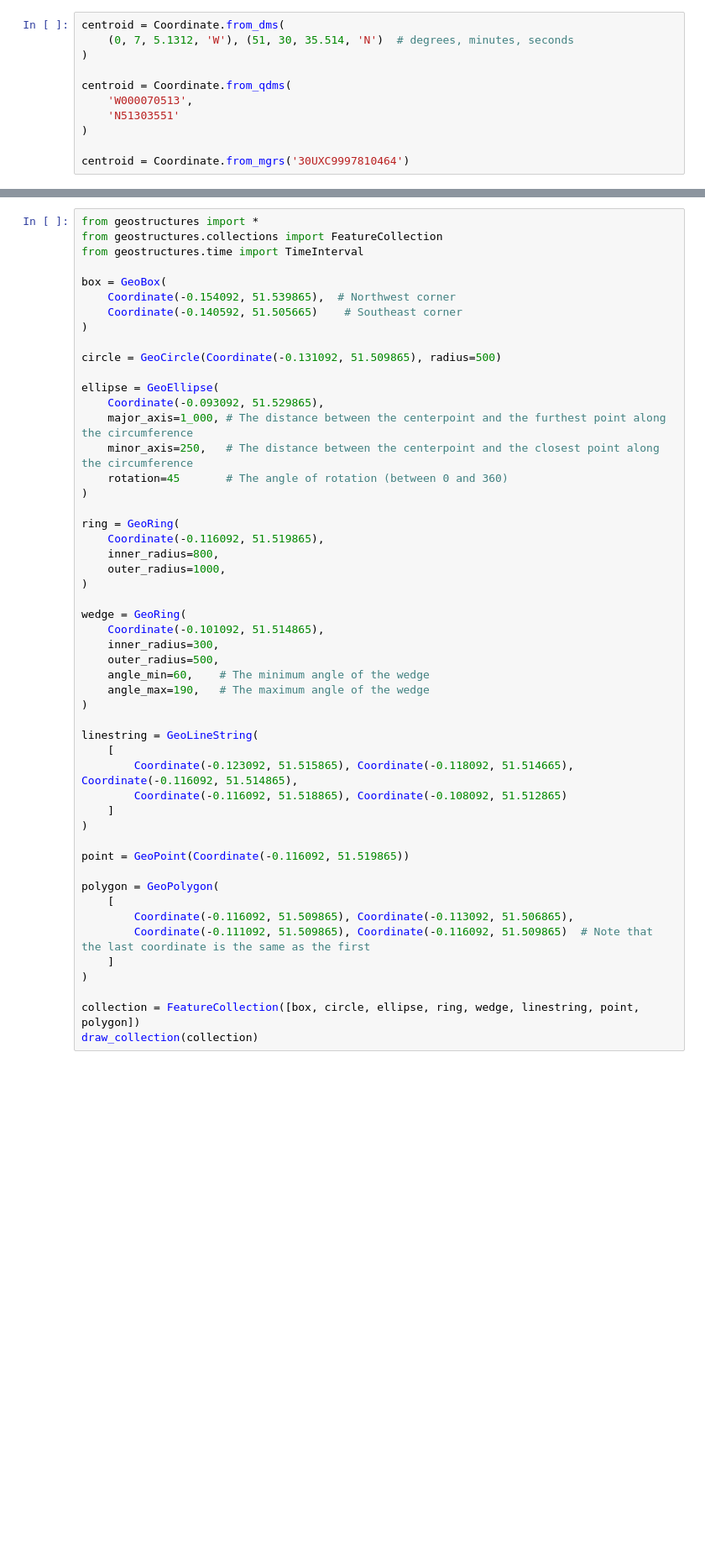
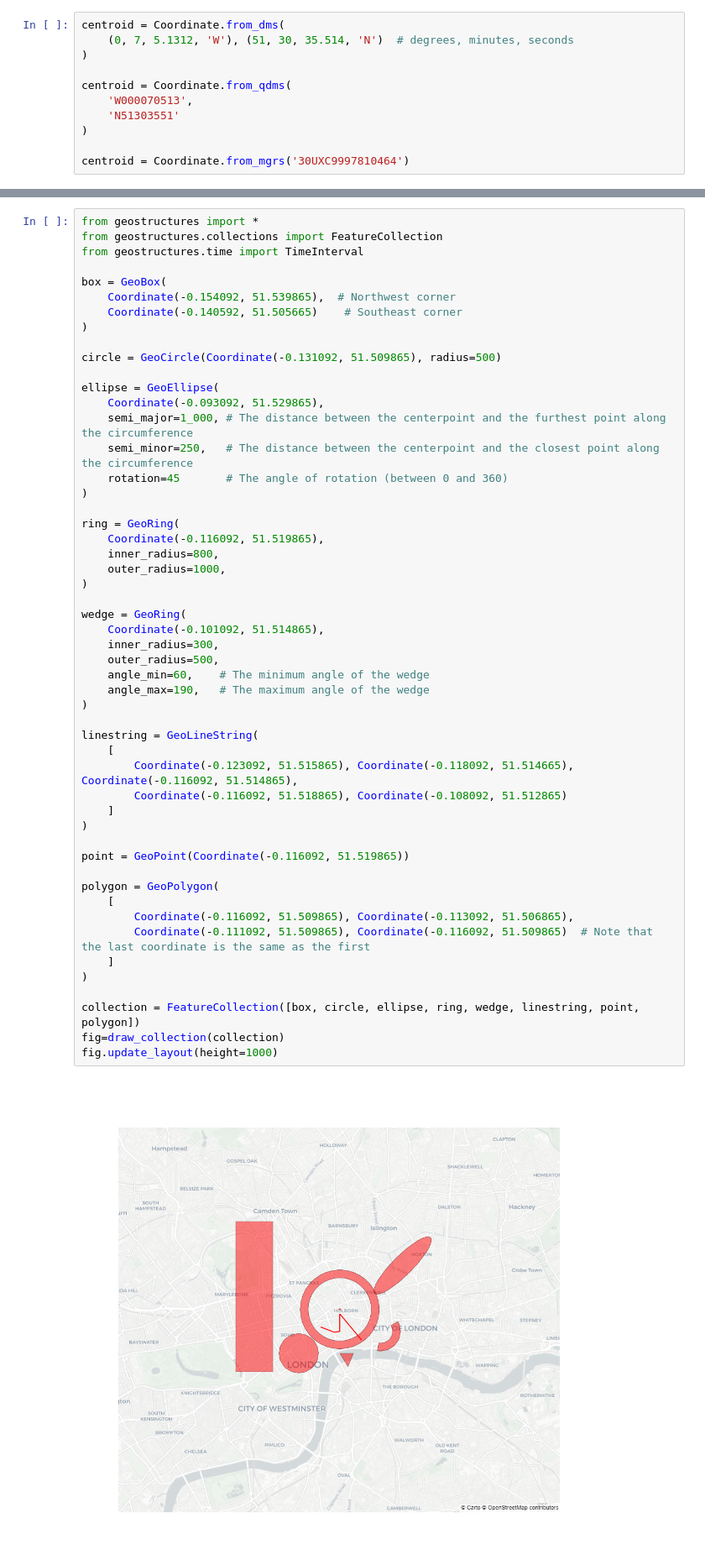
Before and after one commit to ccbest/geostructures, a Jupyter notebook: notebooks/Coordinates and Shapes.ipynb, the cells around one changed output, grey strips where cells are left out. Shown at 84% size. Saved outputs shown, nothing was run; the diff lists cells and outputs as text; blank space fills up the shorter version.

```diff
--- a/notebooks/Coordinates and Shapes.ipynb
+++ b/notebooks/Coordinates and Shapes.ipynb
@@ -81,8 +85,8 @@ circle = GeoCircle(Coordinate(-0.131092, 51.509865), radius=500)
 
 ellipse = GeoEllipse(
     Coordinate(-0.093092, 51.529865),
-    major_axis=1_000, # The distance between the centerpoint and the furthest point along the circumference
-    minor_axis=250,   # The distance between the centerpoint and the closest point along the circumference
+    semi_major=1_000, # The distance between the centerpoint and the furthest point along the circumference
+    semi_minor=250,   # The distance between the centerpoint and the closest point along the circumference
     rotation=45       # The angle of rotation (between 0 and 360)
 )
 
@@ -90,34 +94,37 @@ ring = GeoRing(
     Coordinate(-0.116092, 51.519865),
     inner_radius=800,
     outer_radius=1000,
 )
 
 wedge = GeoRing(
     Coordinate(-0.101092, 51.514865),
     inner_radius=300,
     outer_radius=500,
     angle_min=60,    # The minimum angle of the wedge
     angle_max=190,   # The maximum angle of the wedge
 )
 
 linestring = GeoLineString(
     [
         Coordinate(-0.123092, 51.515865), Coordinate(-0.118092, 51.514665), Coordinate(-0.116092, 51.514865),
         Coordinate(-0.116092, 51.518865), Coordinate(-0.108092, 51.512865)
     ]
 )
 
 point = GeoPoint(Coordinate(-0.116092, 51.519865))
 
 polygon = GeoPolygon(
     [
         Coordinate(-0.116092, 51.509865), Coordinate(-0.113092, 51.506865),
         Coordinate(-0.111092, 51.509865), Coordinate(-0.116092, 51.509865)  # Note that the last coordinate is the same as the first
     ]
 )
 
 collection = FeatureCollection([box, circle, ellipse, ring, wedge, linestring, point, polygon])
-draw_collection(collection)
+fig=draw_collection(collection)
+fig.update_layout(height=1000)
+# %% [output]
+[figure, added]
 # %% [markdown]
 ### Defining Holes in Shapes
 
```
Also changed, not shown: parts of 1 cell of this notebook, 15 other files.
